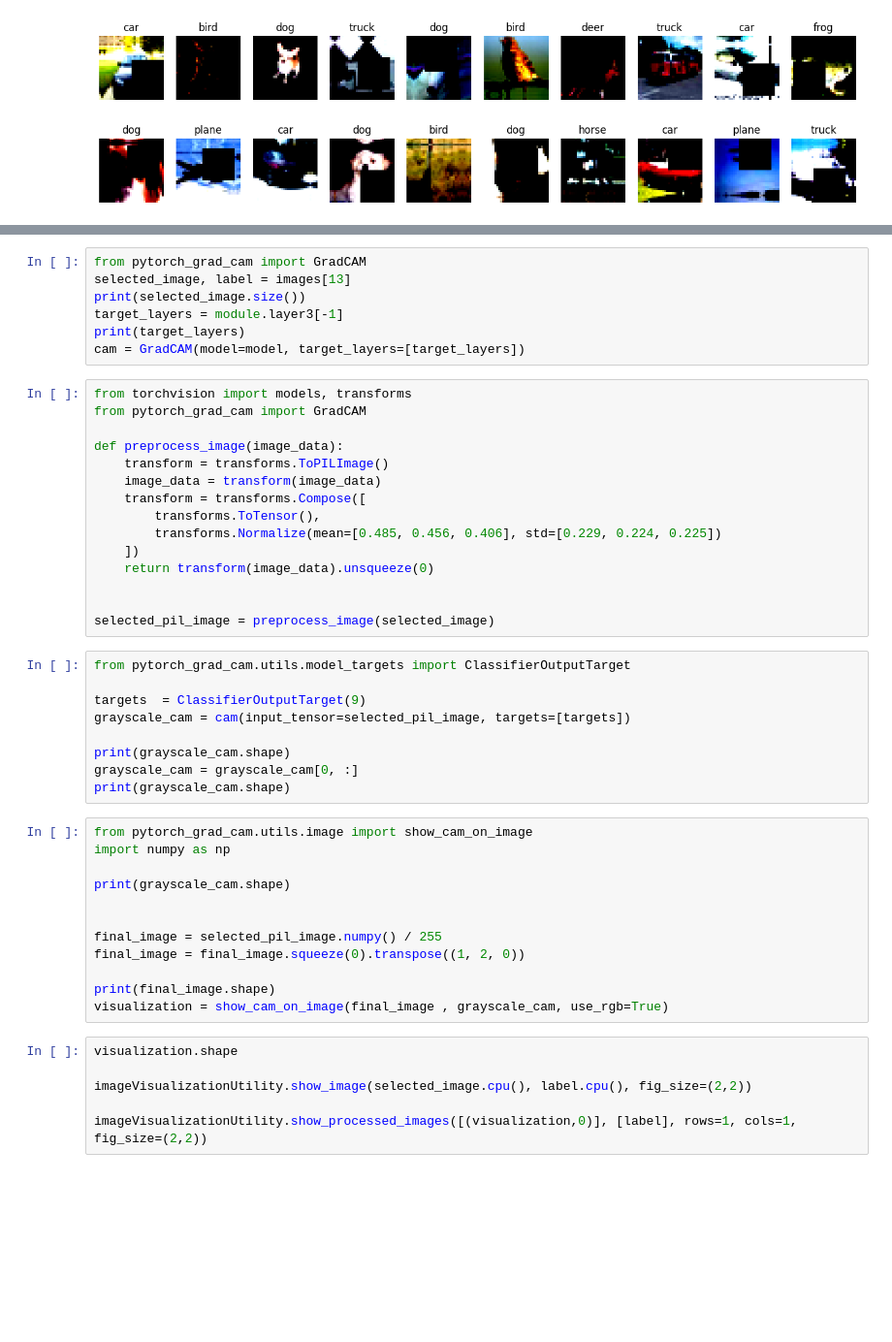
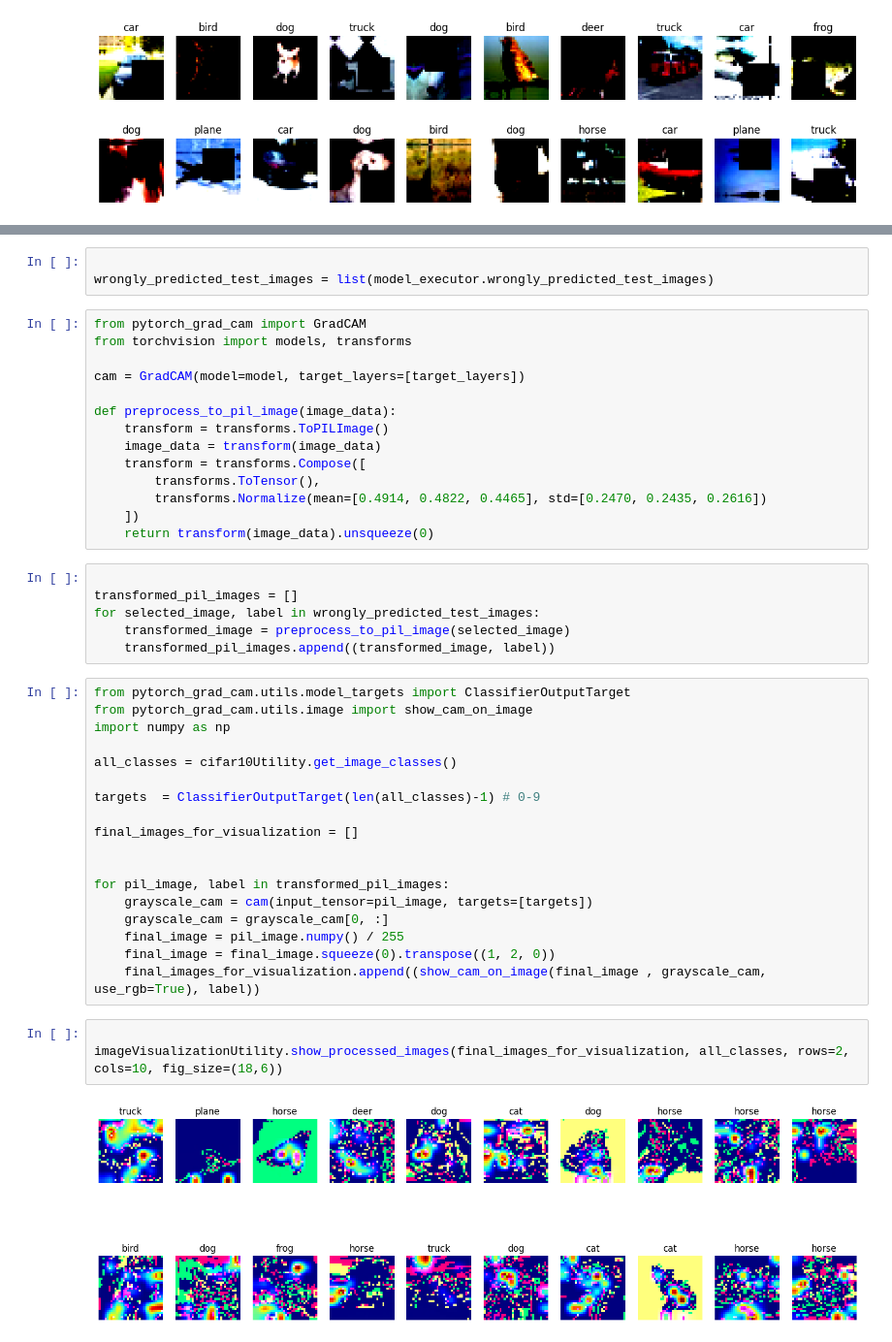
Before and after one commit to prithsha/erav2-session-11-plus, a Jupyter notebook: assignment_11_gradcam_resnet18.ipynb, the cells around one changed output, grey strips where cells are left out. Shown at 97% size. Saved outputs shown, nothing was run; the diff lists cells and outputs as text; blank space fills up the shorter version.

```diff
--- a/assignment_11_gradcam_resnet18.ipynb
+++ b/assignment_11_gradcam_resnet18.ipynb
@@ -109,49 +214,46 @@ images = list(model_executor.wrongly_predicted_test_images)
-# %%
-from pytorch_grad_cam import GradCAM
-selected_image, label = images[13]
-print(selected_image.size())
-target_layers = module.layer3[-1]
-print(target_layers)
-cam = GradCAM(model=model, target_layers=[target_layers])
+# %%
+
+wrongly_predicted_test_images = list(model_executor.wrongly_predicted_test_images)
 # %%
+from pytorch_grad_cam import GradCAM
 from torchvision import models, transforms
-from pytorch_grad_cam import GradCAM
 
-def preprocess_image(image_data):
+cam = GradCAM(model=model, target_layers=[target_layers])
+
+def preprocess_to_pil_image(image_data):
     transform = transforms.ToPILImage()
     image_data = transform(image_data)
     transform = transforms.Compose([
         transforms.ToTensor(),
-        transforms.Normalize(mean=[0.485, 0.456, 0.406], std=[0.229, 0.224, 0.225])
+        transforms.Normalize(mean=[0.4914, 0.4822, 0.4465], std=[0.2470, 0.2435, 0.2616])
     ])
     return transform(image_data).unsqueeze(0)
-
-
-selected_pil_image = preprocess_image(selected_image)
-# %%
-from pytorch_grad_cam.utils.model_targets import ClassifierOutputTarget
-
-targets  = ClassifierOutputTarget(9)
-grayscale_cam = cam(input_tensor=selected_pil_image, targets=[targets])
-
-print(grayscale_cam.shape)
-grayscale_cam = grayscale_cam[0, :]
-print(grayscale_cam.shape)
+# %%
+
+transformed_pil_images = []
+for selected_image, label in wrongly_predicted_test_images:
+    transformed_image = preprocess_to_pil_image(selected_image)
+    transformed_pil_images.append((transformed_image, label))
 # %%
+from pytorch_grad_cam.utils.model_targets import ClassifierOutputTarget
 from pytorch_grad_cam.utils.image import show_cam_on_image
 import numpy as np
 
-print(grayscale_cam.shape)
+all_classes = cifar10Utility.get_image_classes()
+
+targets  = ClassifierOutputTarget(len(all_classes)-1) # 0-9
+
+final_images_for_visualization = []
 
 
-final_image = selected_pil_image.numpy() / 255
-final_image = final_image.squeeze(0).transpose((1, 2, 0))
-
-print(final_image.shape)
-visualization = show_cam_on_image(final_image , grayscale_cam, use_rgb=True)
+for pil_image, label in transformed_pil_images:
+    grayscale_cam = cam(input_tensor=pil_image, targets=[targets])
+    grayscale_cam = grayscale_cam[0, :]
+    final_image = pil_image.numpy() / 255
+    final_image = final_image.squeeze(0).transpose((1, 2, 0))
+    final_images_for_visualization.append((show_cam_on_image(final_image , grayscale_cam, use_rgb=True), label))
-# %%
-visualization.shape
-
-imageVisualizationUtility.show_image(selected_image.cpu(), label.cpu(), fig_size=(2,2))
-
-imageVisualizationUtility.show_processed_images([(visualization,0)], [label], rows=1, cols=1, fig_size=(2,2))
+# %%
+
+imageVisualizationUtility.show_processed_images(final_images_for_visualization, all_classes, rows=2, cols=10, fig_size=(18,6))
+# %% [output]
+[figure, added]
```
Also changed, not shown: parts of 6 cells of this notebook, 1 other file.
